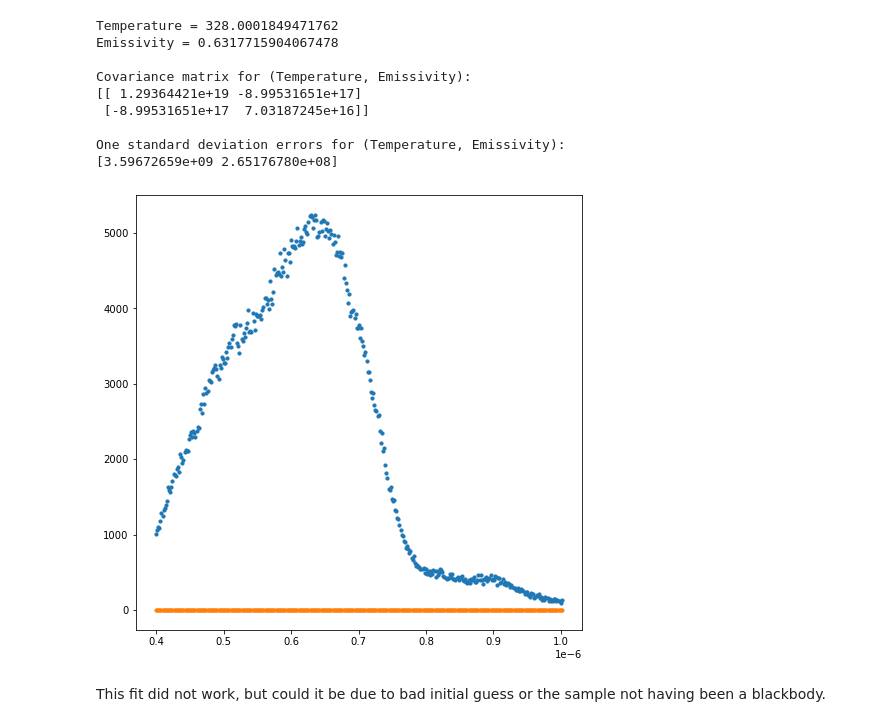
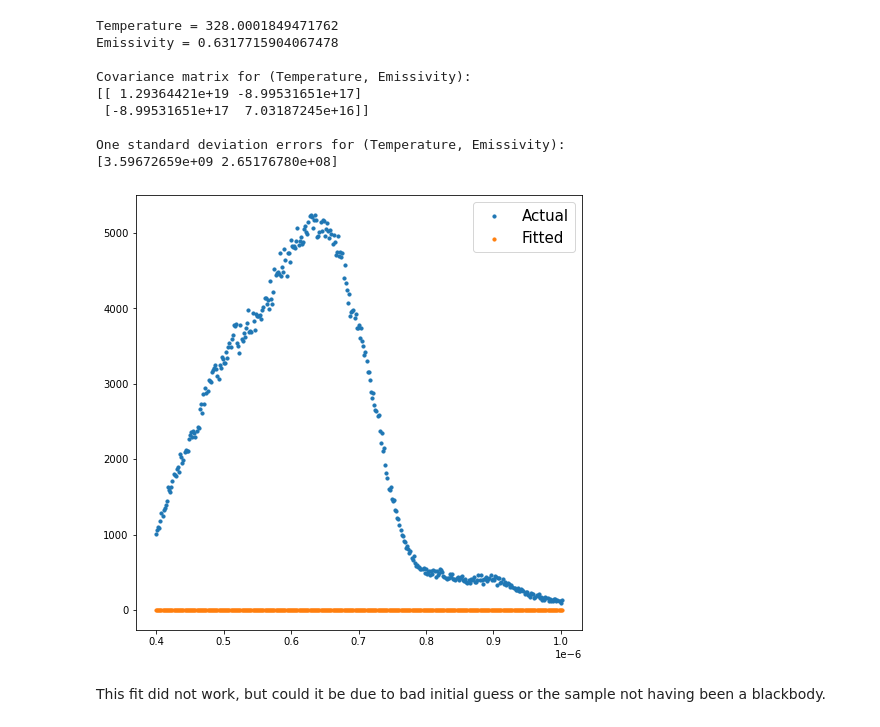
Before and after one commit to NamanJParikh/reu2024-hyperspectral-camera, a Jupyter notebook: analysis/SpectralPy-practice.ipynb, the cells around one changed output. Drawn from its saved outputs; the diff is of its cells as text; code cells hidden in the pictures.

```diff
--- a/analysis/SpectralPy-practice.ipynb
+++ b/analysis/SpectralPy-practice.ipynb
@@ -205,10 +207,11 @@ One standard deviation errors for (Temperature, Emissivity):
 # %%
 yfit = np.array([blackbody(w, popt[0], popt[1]) for w in xdata])
 plt.figure(figsize=(8,8))
 plt.scatter(xdata, ydata, s=10)
 plt.scatter(xdata, yfit, s=10)
+plt.legend(["Actual", "Fitted"], fontsize=15)
 plt.show()
 # %% [output]
-[figure, old version]
+[figure, new version]
 # %% [markdown]
 This fit did not work, but could it be due to bad initial guess or the sample not having been a blackbody.
```
Also changed, not shown: parts of 8 cells of this notebook.
